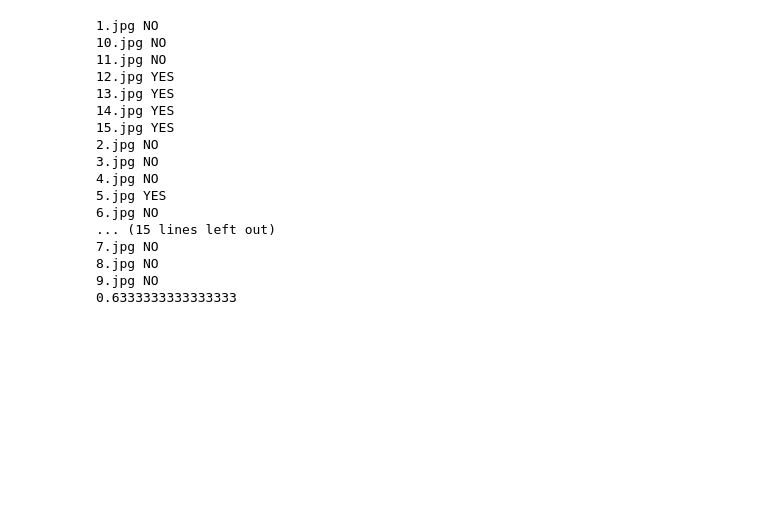
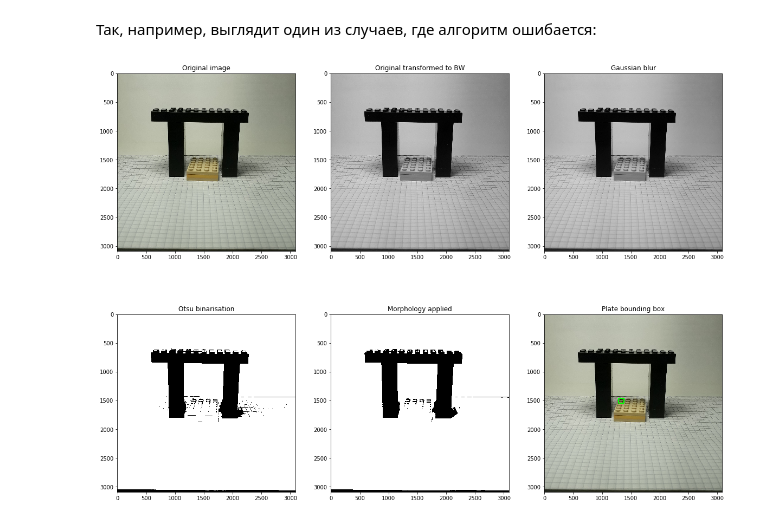
Before and after one commit to kaustika/Signal-Processing, a Jupyter notebook: implementation.ipynb, the cells around one changed output. Saved outputs shown, nothing was run; the diff lists cells and outputs as text; code cells hidden in the pictures; blank space fills up the shorter version.

```diff
--- a/implementation.ipynb
+++ b/implementation.ipynb
@@ -49,41 +153,6 @@ threshold
-# %%
-filenames = FindFormat(path_YES, ".jpg")
-true = 0
-false = 0
-for filename in filenames:
-    ratio = find_contour_proportions(filename)
-    if ratio <= threshold:
-        print(os.path.basename(filename), "YES")
-        true += 1
-    else:
-        print(os.path.basename(filename), "NO")
-        false += 1
-
-filenames = FindFormat(path_NO, ".jpg")
-for filename in filenames:
-    ratio = find_contour_proportions(filename)
-    if ratio > threshold:
-        print(os.path.basename(filename), "NO")
-        true += 1
-    else:
-        print(os.path.basename(filename), "YES")
-        false += 1
-print(true/(true + false))
-# %% [output]
-1.jpg NO
-10.jpg NO
-11.jpg NO
-12.jpg YES
-13.jpg YES
-14.jpg YES
-15.jpg YES
-2.jpg NO
-3.jpg NO
-4.jpg NO
-5.jpg YES
-6.jpg NO
-... (15 lines left out)
-7.jpg NO
-8.jpg NO
-9.jpg NO
-0.6333333333333333
+# %% [markdown]
+Так, например, выглядит один из случаев, где алгоритм ошибается:
+# %%
+ratio = find_contour_proportions(os.path.abspath(os.path.join("signals_dataset", "YES(fits)", "2.jpg")), show_steps=True)
+# %% [output]
+[figure, added]
```
Also changed, not shown: parts of 16 cells of this notebook, 1 other file.
